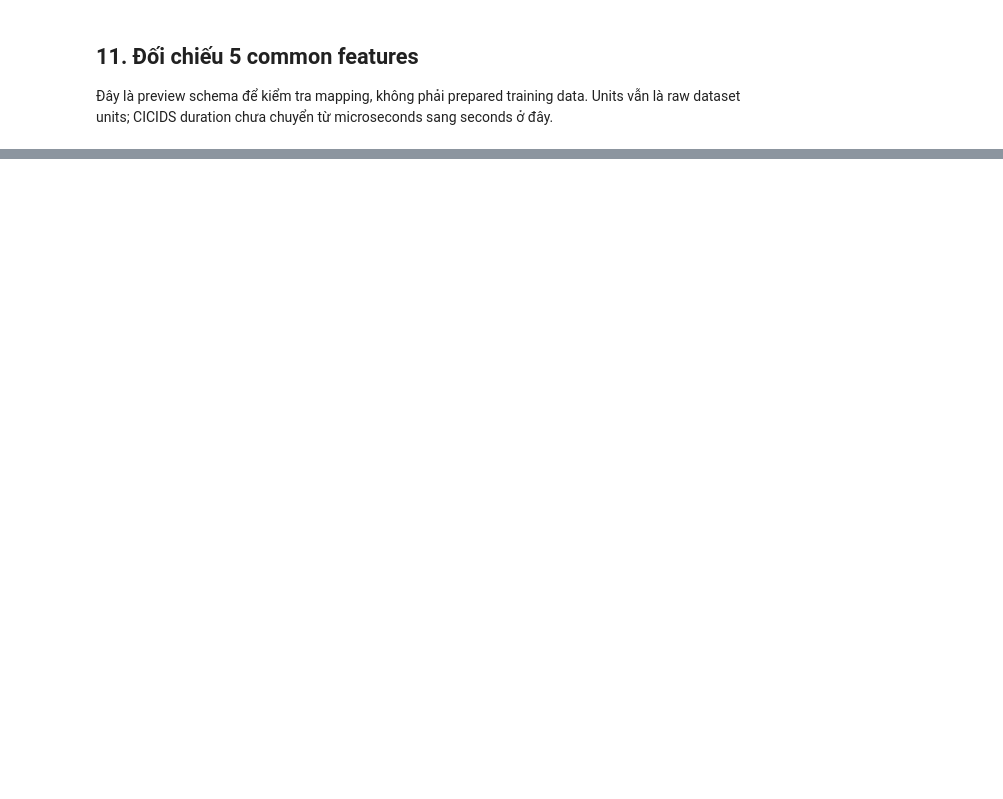
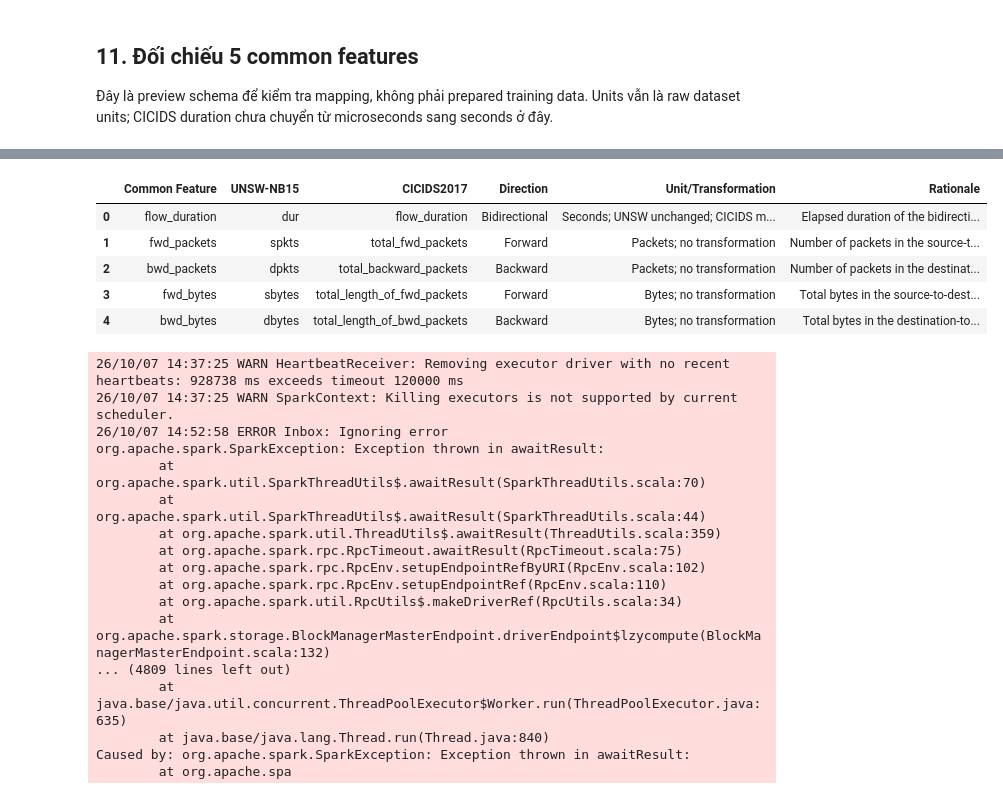
Before and after one commit to NguyenPhanNhatLan/NIDS-DA, a Jupyter notebook: notebooks/cicids.ipynb, the cells around one changed output, grey strips where cells are left out. Cells and saved outputs as stored; diff of their text form; code cells hidden in the pictures; blank space fills up the shorter version.

```diff
--- a/notebooks/cicids.ipynb
+++ b/notebooks/cicids.ipynb
@@ -368,0 +532,79 @@ Caused by: org.apache.spark.SparkException: Exception thrown in awaitResult:
+# %%
+import json
+import pandas as pd
+from IPython.display import display
+
+
+def common_feature_mapping_table(root):
+    config_path = root / "configs/common_features_v2.json"
+
+    with config_path.open(encoding="utf-8") as stream:
+        mapping = json.load(stream)
+
+    expected = [
+        "flow_duration",
+        "fwd_packets",
+        "bwd_packets",
+        "fwd_bytes",
+        "bwd_bytes",
+    ]
+    actual = [item["canonical_name"] for item in mapping]
+
+    if actual != expected:
+        raise ValueError(f"Unexpected common feature protocol: {actual}")
+
+    directions = {
+        "bidirectional": "Bidirectional",
+        "forward": "Forward",
+        "backward": "Backward",
+    }
+
+    units = {
+        "flow_duration": (
+            "Seconds; UNSW unchanged; CICIDS microseconds ÷ 1,000,000"
+        ),
+        "fwd_packets": "Packets; no transformation",
+        "bwd_packets": "Packets; no transformation",
+        "fwd_bytes": "Bytes; no transformation",
+        "bwd_bytes": "Bytes; no transformation",
+    }
+
+    return pd.DataFrame([
+        {
+            "Common Feature": item["canonical_name"],
+            "UNSW-NB15": item["unsw"],
+            "CICIDS2017": item["cicids"],
+            "Direction": directions[item["direction"]],
+            "Unit/Transformation": units[item["canonical_name"]],
+            "Rationale": item["reason"],
+        }
+        for item in mapping
+    ])
+
+
+table_3_4 = common_feature_mapping_table(ROOT)
+display(table_3_4)
+# %% [output]
+|  | Common Feature | UNSW-NB15 | CICIDS2017 | Direction | Unit/Transformation | Rationale |
+| 0 | flow_duration | dur | flow_duration | Bidirectional | Seconds; UNSW unchanged; CICIDS m... | Elapsed duration of the bidirecti... |
+| 1 | fwd_packets | spkts | total_fwd_packets | Forward | Packets; no transformation | Number of packets in the source-t... |
+| 2 | bwd_packets | dpkts | total_backward_packets | Backward | Packets; no transformation | Number of packets in the destinat... |
+| 3 | fwd_bytes | sbytes | total_length_of_fwd_packets | Forward | Bytes; no transformation | Total bytes in the source-to-dest... |
+| 4 | bwd_bytes | dbytes | total_length_of_bwd_packets | Backward | Bytes; no transformation | Total bytes in the destination-to... |
+26/10/07 14:37:25 WARN HeartbeatReceiver: Removing executor driver with no recent heartbeats: 928738 ms exceeds timeout 120000 ms
+26/10/07 14:37:25 WARN SparkContext: Killing executors is not supported by current scheduler.
+26/10/07 14:52:58 ERROR Inbox: Ignoring error
+org.apache.spark.SparkException: Exception thrown in awaitResult:
+        at org.apache.spark.util.SparkThreadUtils$.awaitResult(SparkThreadUtils.scala:70)
+        at org.apache.spark.util.SparkThreadUtils$.awaitResult(SparkThreadUtils.scala:44)
+        at org.apache.spark.util.ThreadUtils$.awaitResult(ThreadUtils.scala:359)
+        at org.apache.spark.rpc.RpcTimeout.awaitResult(RpcTimeout.scala:75)
+        at org.apache.spark.rpc.RpcEnv.setupEndpointRefByURI(RpcEnv.scala:102)
+        at org.apache.spark.rpc.RpcEnv.setupEndpointRef(RpcEnv.scala:110)
+        at org.apache.spark.util.RpcUtils$.makeDriverRef(RpcUtils.scala:34)
+        at org.apache.spark.storage.BlockManagerMasterEndpoint.driverEndpoint$lzycompute(BlockManagerMasterEndpoint.scala:132)
+... (4809 lines left out)
+        at java.base/java.util.concurrent.ThreadPoolExecutor$Worker.run(ThreadPoolExecutor.java:635)
+        at java.base/java.lang.Thread.run(Thread.java:840)
+Caused by: org.apache.spark.SparkException: Exception thrown in awaitResult:
+        at org.apache.spa
```
Also changed, not shown: parts of 11 cells of this notebook, 6 other files.
